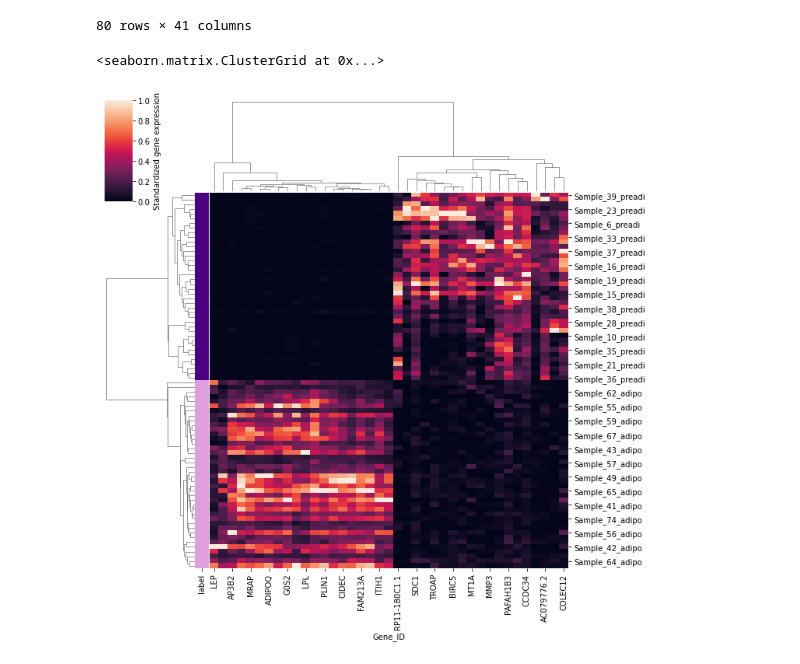
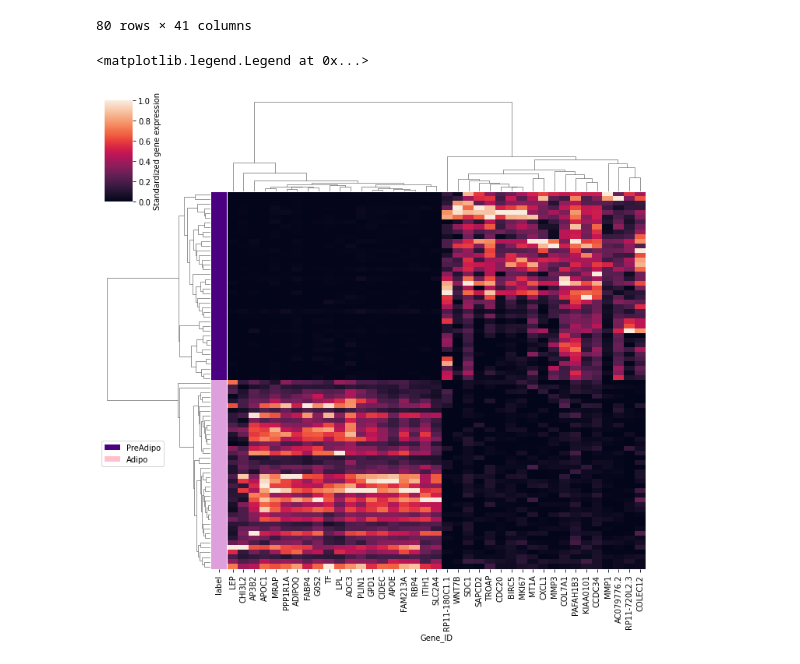
Before and after one commit to CamilleChallier/Transcriptomics_project, a Jupyter notebook: guillaume.ipynb, the cells around one changed output. Saved outputs shown, nothing was run; the diff lists cells and outputs as text; code cells hidden in the pictures.

Commit message:
making cluster map pretty

```diff
--- a/guillaume.ipynb
+++ b/guillaume.ipynb
@@ -377,8 +378,14 @@ cluster_df
 # %%
 labels = cluster_df.pop("label")
 lut = dict(zip(labels.unique(), ["indigo", "plum"]))
 row_colors = labels.map(lut)
-sns.clustermap(cluster_df.iloc[:,:-1], standard_scale=1, row_colors=row_colors, metric = "correlation", cbar_kws = {"label": "Standardized gene expression"})
+sns.clustermap(cluster_df.iloc[:,:-1], standard_scale=1, row_colors=row_colors, metric = "correlation", cbar_kws = {"label": "Standardized gene expression"}, xticklabels=True, yticklabels= False)
+legend_elements = [Patch(facecolor='indigo',
+                         label='PreAdipo'),
+                   Patch(facecolor='pink',
+                         label='Adipo')]
+
+plt.legend(handles=legend_elements, loc = "center", bbox_to_anchor = (1,-2.5))
 # %% [output]
-<seaborn.matrix.ClusterGrid at 0x...>
+<matplotlib.legend.Legend at 0x...>
-[figure, old version]
+[figure, new version]
```
Also changed, not shown: parts of 2 cells of this notebook.
